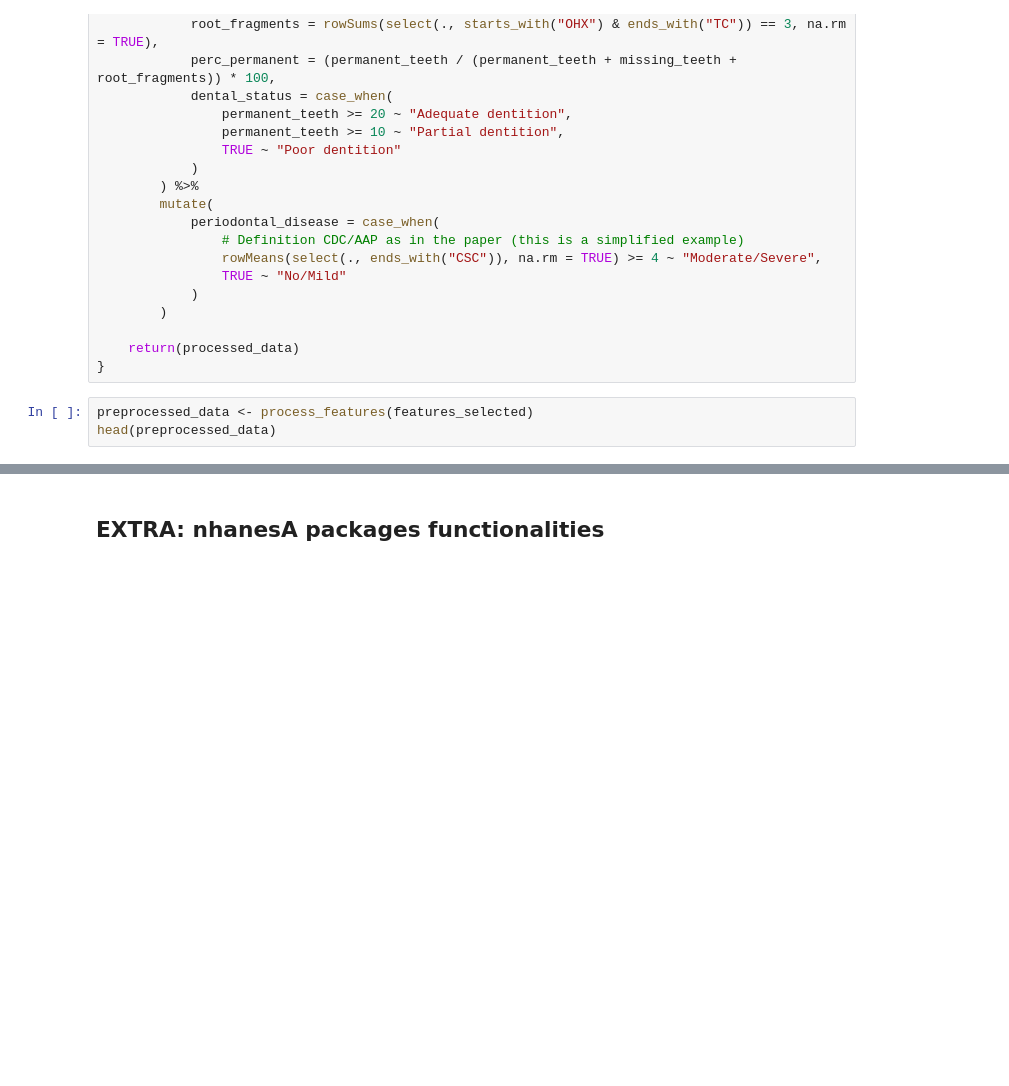
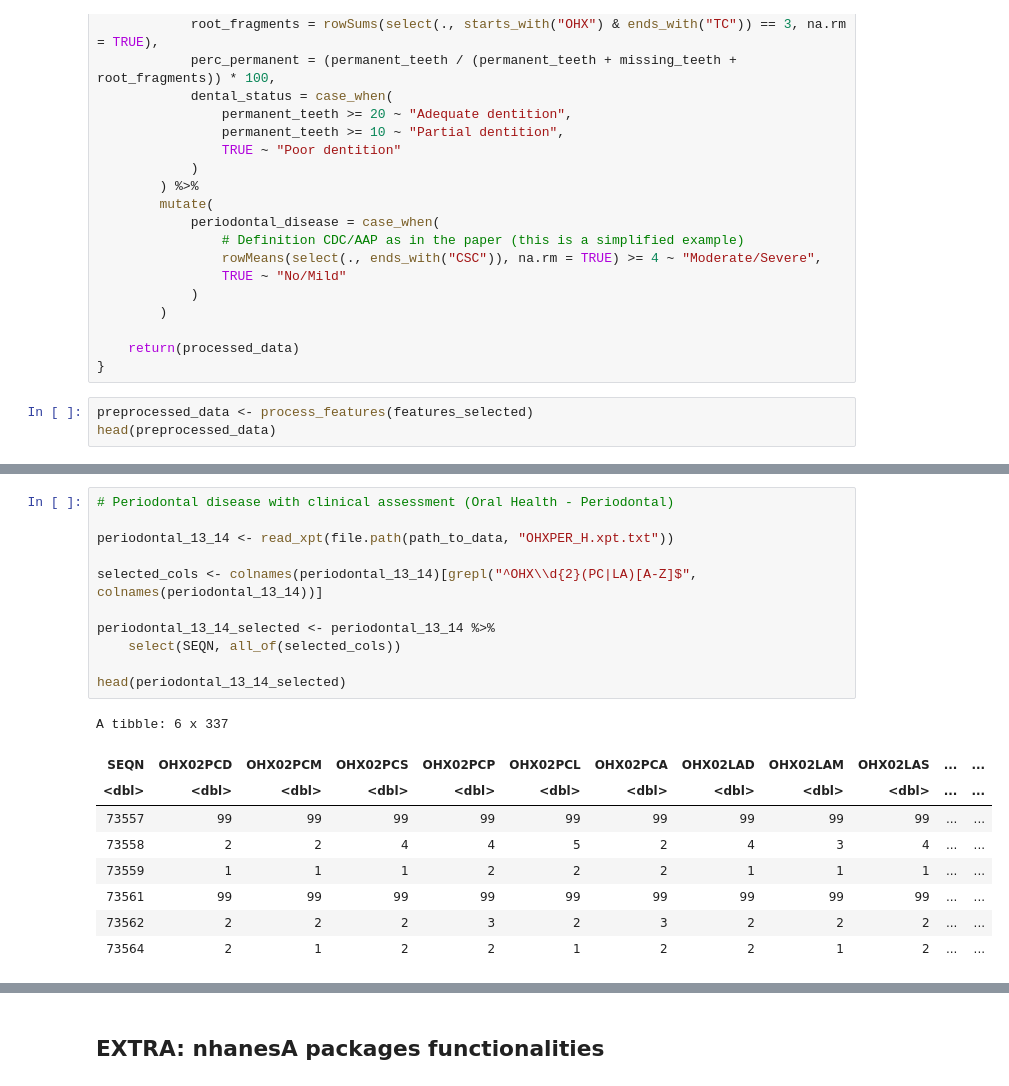
Before and after one commit to silvano315/Med-Physics, a Jupyter notebook: notebooks/NHANES_analysis.ipynb, the cells around one changed output, grey strips where cells are left out. Cells and saved outputs as stored; diff of their text form; blank space fills up the shorter version.

```diff
--- a/notebooks/NHANES_analysis.ipynb
+++ b/notebooks/NHANES_analysis.ipynb
@@ -1068,0 +1225,21 @@ head(preprocessed_data)
+# %%
+# Periodontal disease with clinical assessment (Oral Health - Periodontal)
+
+periodontal_13_14 <- read_xpt(file.path(path_to_data, "OHXPER_H.xpt.txt"))
+
+selected_cols <- colnames(periodontal_13_14)[grepl("^OHX\\d{2}(PC|LA)[A-Z]$", colnames(periodontal_13_14))]
+
+periodontal_13_14_selected <- periodontal_13_14 %>%
+    select(SEQN, all_of(selected_cols))
+
+head(periodontal_13_14_selected)
+# %% [output]
+A tibble: 6 x 337
+| SEQN | OHX02PCD | OHX02PCM | OHX02PCS | OHX02PCP | OHX02PCL | OHX02PCA | OHX02LAD | OHX02LAM | OHX02LAS | ... | ... |
+| <dbl> | <dbl> | <dbl> | <dbl> | <dbl> | <dbl> | <dbl> | <dbl> | <dbl> | <dbl> | ... | ... |
+| 73557 | 99 | 99 | 99 | 99 | 99 | 99 | 99 | 99 | 99 | ... | ... |
+| 73558 | 2 | 2 | 4 | 4 | 5 | 2 | 4 | 3 | 4 | ... | ... |
+| 73559 | 1 | 1 | 1 | 2 | 2 | 2 | 1 | 1 | 1 | ... | ... |
+| 73561 | 99 | 99 | 99 | 99 | 99 | 99 | 99 | 99 | 99 | ... | ... |
+| 73562 | 2 | 2 | 2 | 3 | 2 | 3 | 2 | 2 | 2 | ... | ... |
+| 73564 | 2 | 1 | 2 | 2 | 1 | 2 | 2 | 1 | 2 | ... | ... |
```
Also changed, not shown: parts of 23 cells of this notebook.
